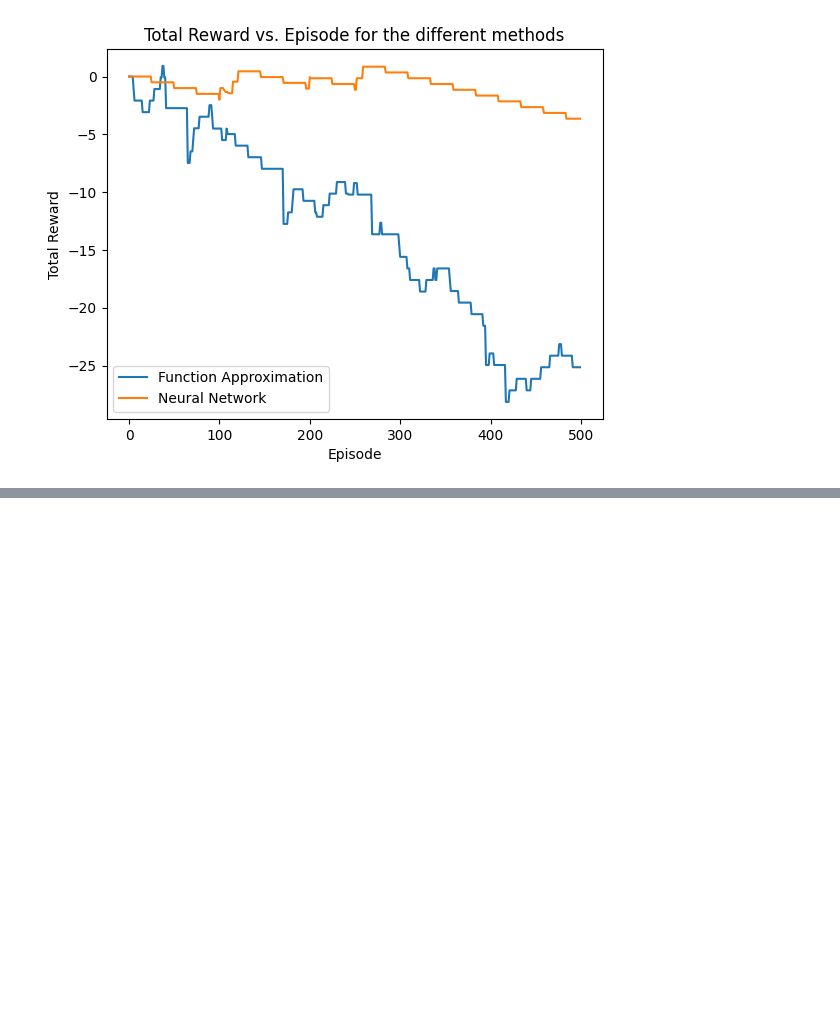
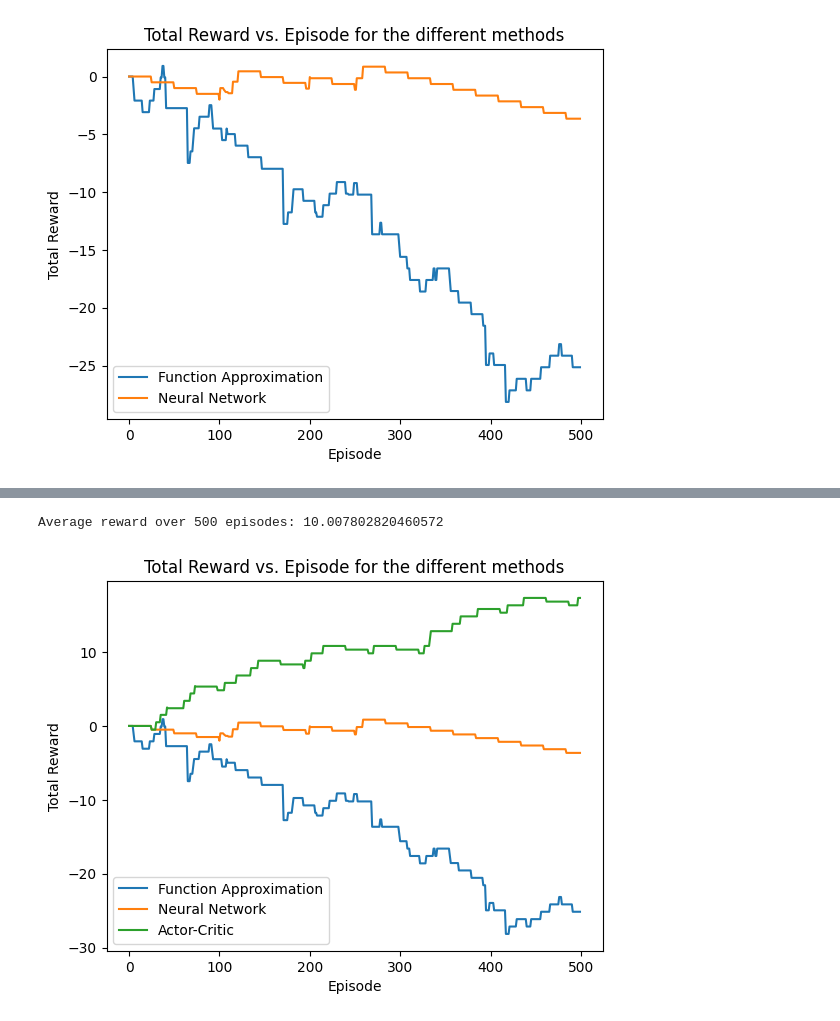
Before and after one commit to saraahmadi3/inf368, a Jupyter notebook: p5/cookie.ipynb, the cells around one changed output, grey strips where cells are left out. Cells and saved outputs as stored; diff of their text form; code cells hidden in the pictures; blank space fills up the shorter version.

```diff
--- a/p5/cookie.ipynb
+++ b/p5/cookie.ipynb
@@ -345,0 +622,49 @@ plt.show()
+# %%
+
+
+def test_actor_critic(env, actor, episodes=num_episodes):
+    total_rewards = []
+    state = env.reset()
+    total_reward = 0
+
+    for _ in range(episodes):
+        state = preprocess_state(state)  # Adjust based on your state preprocessing
+        done = False
+
+        count = 0
+
+
+
+        state_tensor = torch.FloatTensor(state).unsqueeze(0)
+        q_values = actor(state_tensor)
+        action = torch.argmax(q_values).item()
+        next_state= env.step(action)
+        reward = next_state[1]
+        done = next_state[2]
+        # next_state = preprocess_state(next_state)
+        state = next_state
+        total_reward += reward
+
+        total_rewards.append(total_reward)
+
+    avg_reward = np.mean(total_rewards)
+    print(f"Average reward over {episodes} episodes: {avg_reward}")
+    return avg_reward, total_rewards
+# %%
+
+env=gym.make('cookiedisaster/GridWorld-v0',render_mode='human')
+avg_act, act_rewards=test_actor_critic(env, best_actor, episodes=500)
+env.close()
+# %% [output]
+Average reward over 500 episodes: 10.007802820460572
+# %%
+plt.plot(func_rewards, label='Function Approximation')
+plt.plot(nn_rewards, label='Neural Network')
+plt.plot(act_rewards, label='Actor-Critic')
+plt.xlabel('Episode')
+plt.ylabel('Total Reward')
+plt.title('Total Reward vs. Episode for the different methods')
+plt.legend()
+plt.show()
+# %% [output]
+[figure, added]
```
Also changed, not shown: parts of 2 cells of this notebook.
